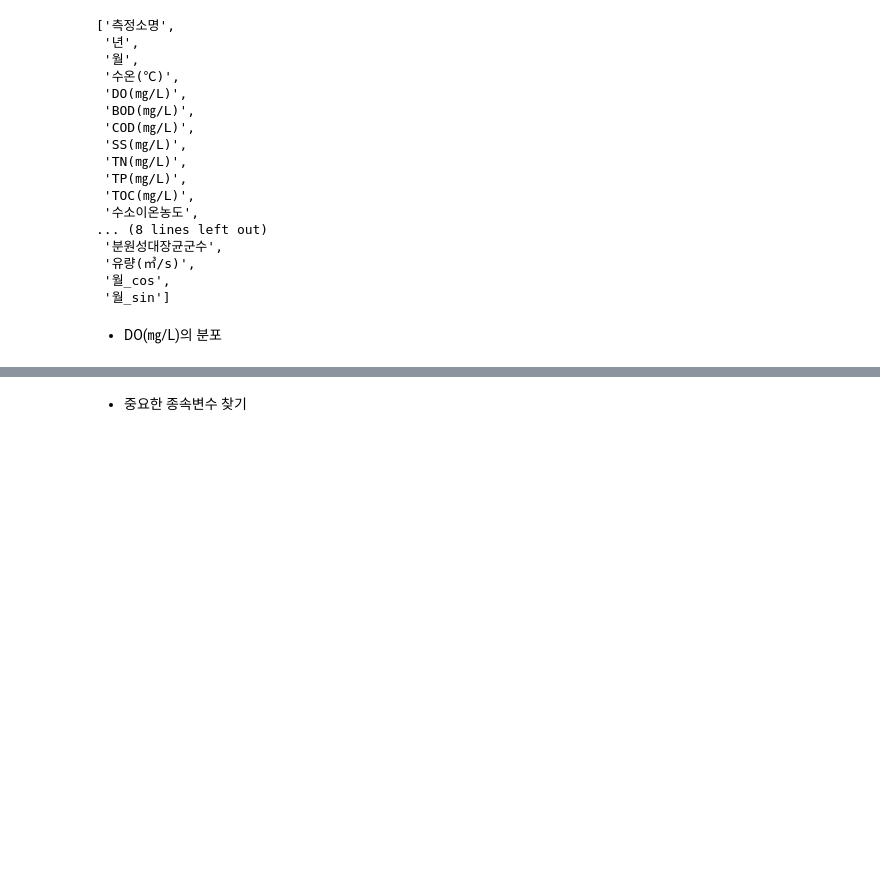
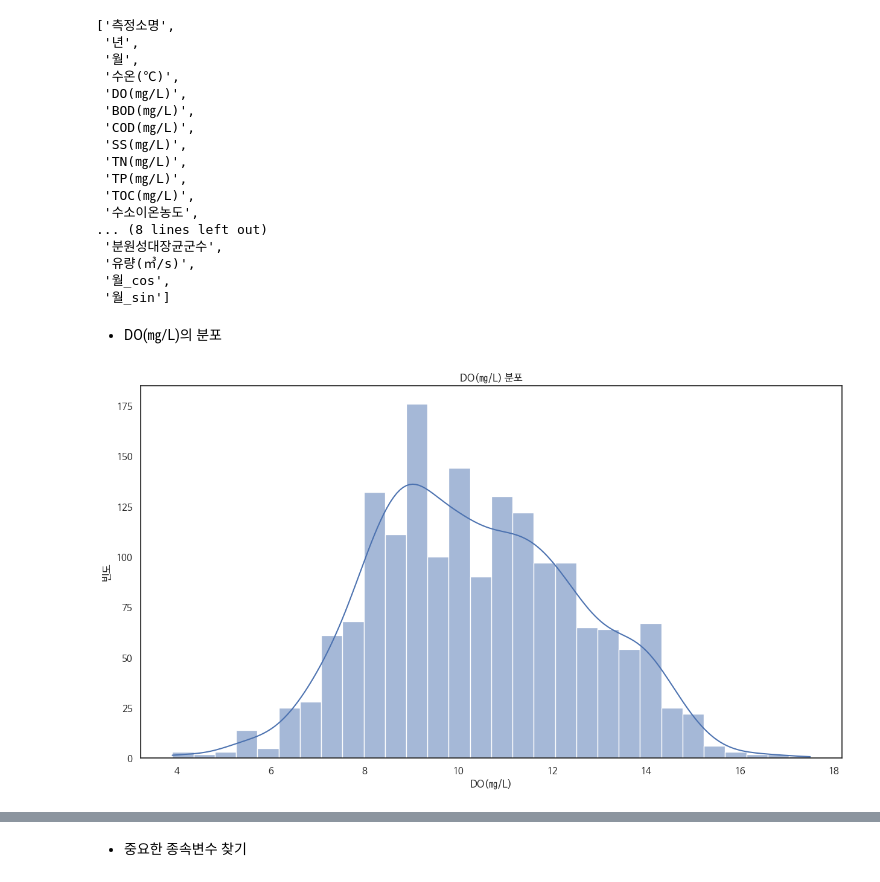
Before and after one commit to komingsu/piml, a Jupyter notebook: basic_eda.ipynb, the cells around one changed output, grey strips where cells are left out. Cells and saved outputs as stored; diff of their text form; code cells hidden in the pictures; blank space fills up the shorter version.

```diff
--- a/basic_eda.ipynb
+++ b/basic_eda.ipynb
@@ -103,6 +134,14 @@ feature_list
  '월_sin']
 # %% [markdown]
 * DO(㎎/L)의 분포
+# %%
+sns.histplot(wq_data["DO(㎎/L)"], kde=True, bins=30)
+plt.title('DO(㎎/L) 분포')
+plt.xlabel('DO(㎎/L)')
+plt.ylabel('빈도')
+plt.show()
+# %% [output]
+[figure, added]
 # %%
 plt.scatter(range(len(wq_data)), wq_data['DO(㎎/L)'])
 plt.xlabel('Index')
```
Also changed, not shown: parts of 15 cells of this notebook, 3 other files.
